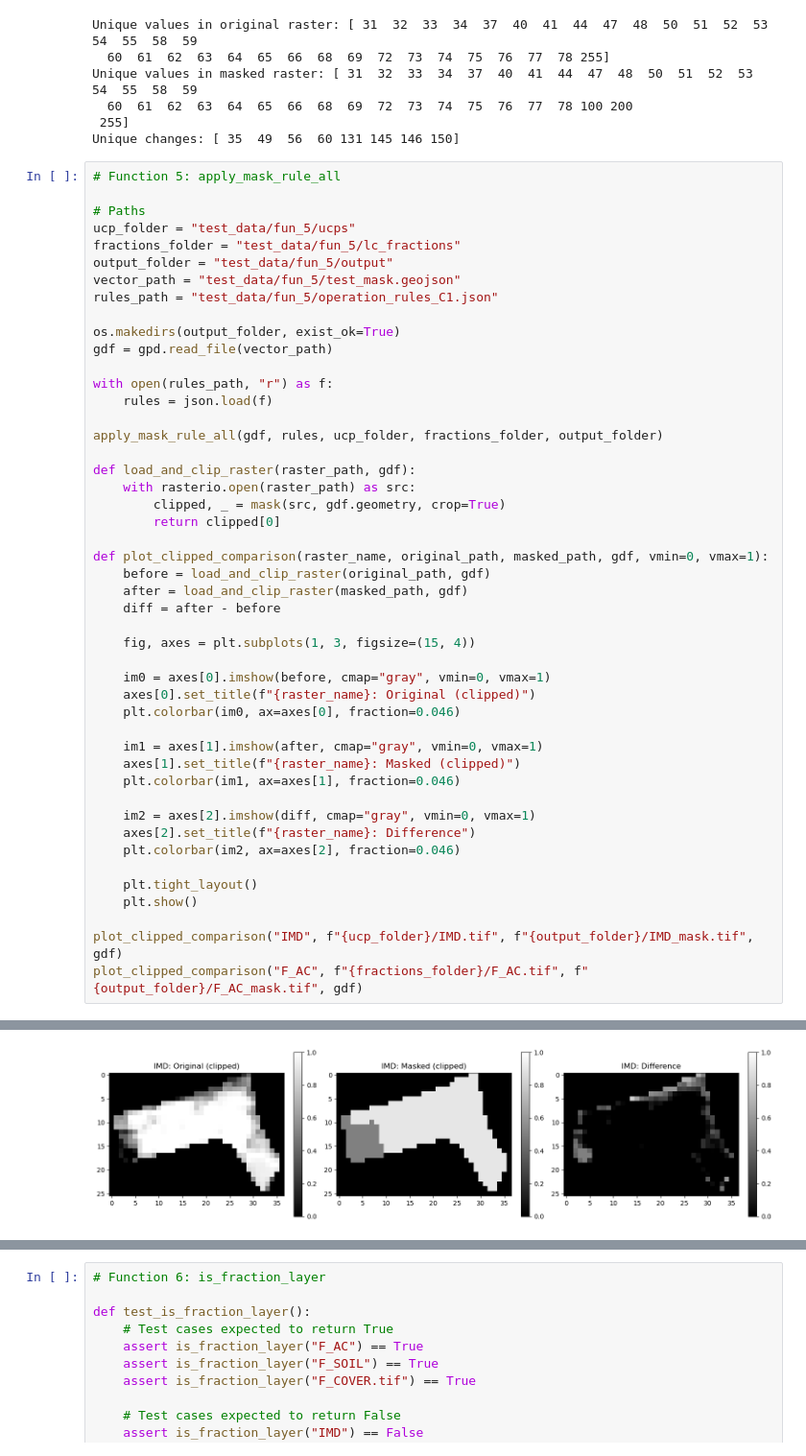
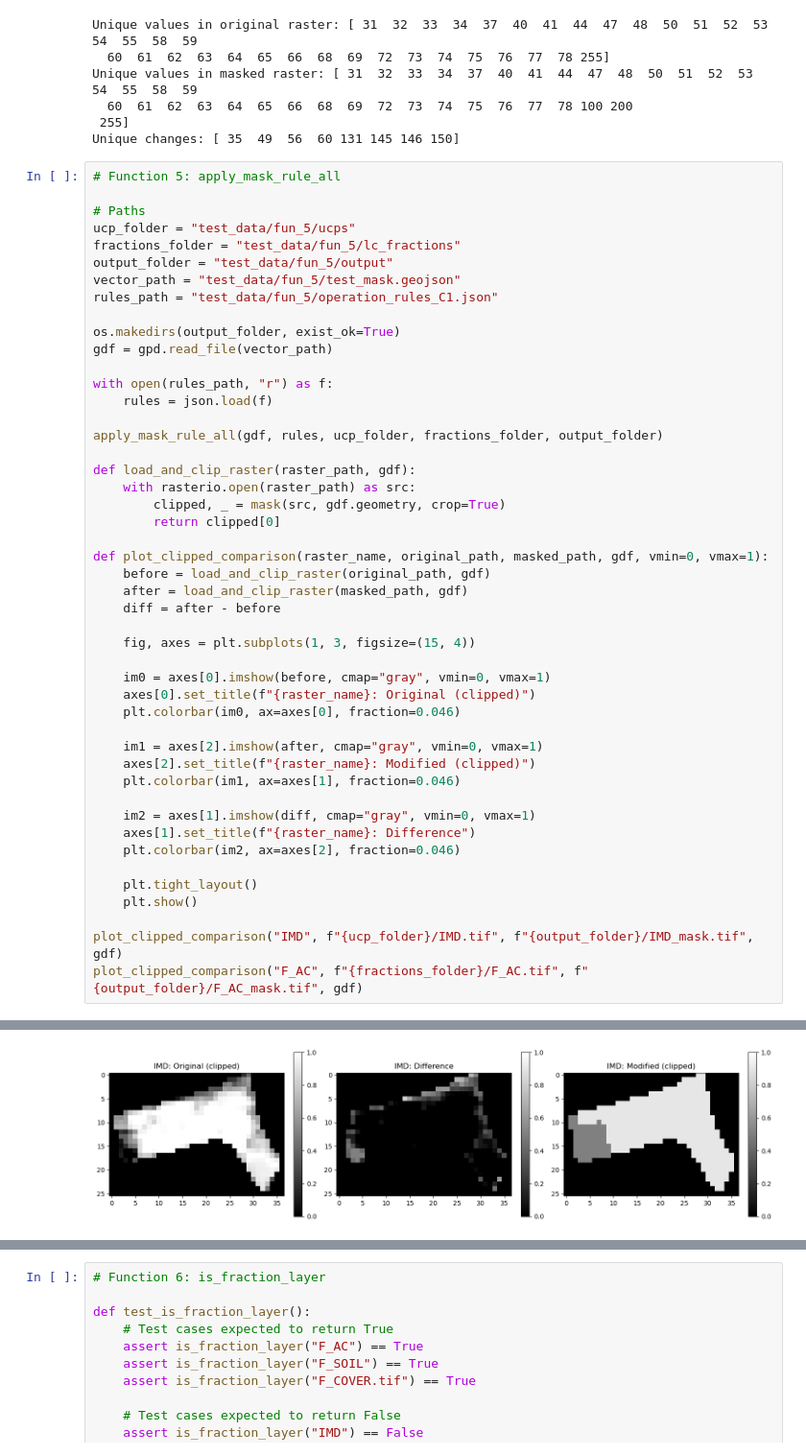
Before and after one commit to AmirDonyadide/LayerAlterator, a Jupyter notebook: test_functions.ipynb, the cells around one changed output, grey strips where cells are left out. Shown at 96% size. Cells and saved outputs as stored; diff of their text form.

```diff
--- a/test_functions.ipynb
+++ b/test_functions.ipynb
@@ -355,35 +355,35 @@ def plot_clipped_comparison(raster_name, original_path, masked_path, gdf, vmin=0
     diff = after - before
 
     fig, axes = plt.subplots(1, 3, figsize=(15, 4))
 
     im0 = axes[0].imshow(before, cmap="gray", vmin=0, vmax=1)
     axes[0].set_title(f"{raster_name}: Original (clipped)")
     plt.colorbar(im0, ax=axes[0], fraction=0.046)
 
-    im1 = axes[1].imshow(after, cmap="gray", vmin=0, vmax=1)
-    axes[1].set_title(f"{raster_name}: Masked (clipped)")
+    im1 = axes[2].imshow(after, cmap="gray", vmin=0, vmax=1)
+    axes[2].set_title(f"{raster_name}: Modified (clipped)")
     plt.colorbar(im1, ax=axes[1], fraction=0.046)
 
-    im2 = axes[2].imshow(diff, cmap="gray", vmin=0, vmax=1)
-    axes[2].set_title(f"{raster_name}: Difference")
+    im2 = axes[1].imshow(diff, cmap="gray", vmin=0, vmax=1)
+    axes[1].set_title(f"{raster_name}: Difference")
     plt.colorbar(im2, ax=axes[2], fraction=0.046)
 
     plt.tight_layout()
     plt.show()
 
 plot_clipped_comparison("IMD", f"{ucp_folder}/IMD.tif", f"{output_folder}/IMD_mask.tif", gdf)
 plot_clipped_comparison("F_AC", f"{fractions_folder}/F_AC.tif", f"{output_folder}/F_AC_mask.tif", gdf)
 # %% [output]
 Detected 0 NoData pixels in input raster.
 Applying masking for attribute 'IMD' on raster IMD.tif with value 0.9
 Masking complete: output saved to IMD_mask.tif.
 No explicit NoData value defined in the input raster.
 Applying masking for attribute 'BH' on raster BH.tif with value 0
 Masking complete: output saved to BH_mask.tif.
 Detected 39734 NoData pixels in input raster.
 Applying masking for attribute 'F_AC' on raster F_AC.tif with value 0.6
 Masking complete: output saved to F_AC_mask.tif.
 Detected 39734 NoData pixels in input raster.
 Applying masking for attribute 'F_BS' on raster F_BS.tif with value 0.1
 Masking complete: output saved to F_BS_mask.tif.
-[figure, old version]
+[figure, new version]
```
Also changed, not shown: parts of 5 cells of this notebook, 48 other files.
